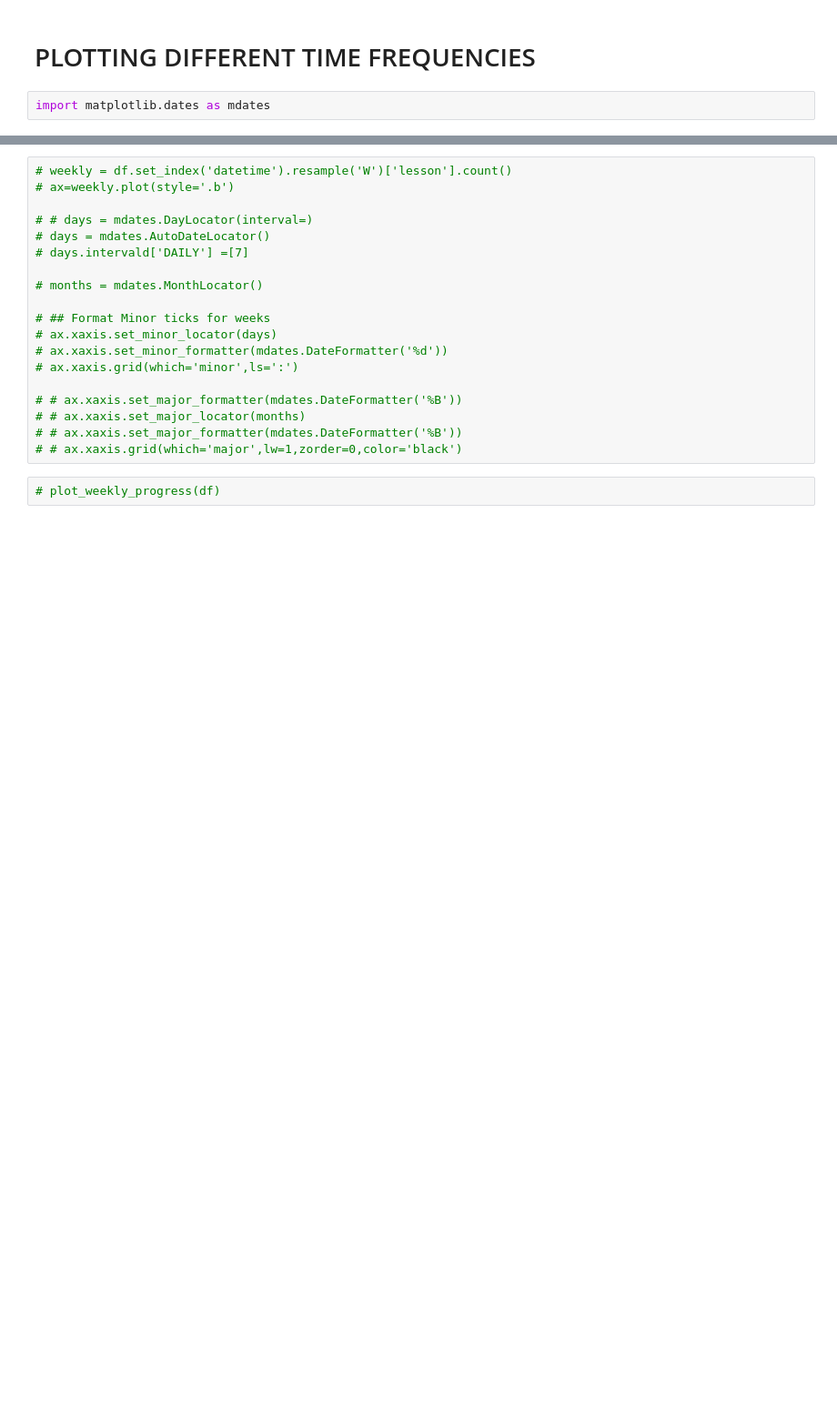
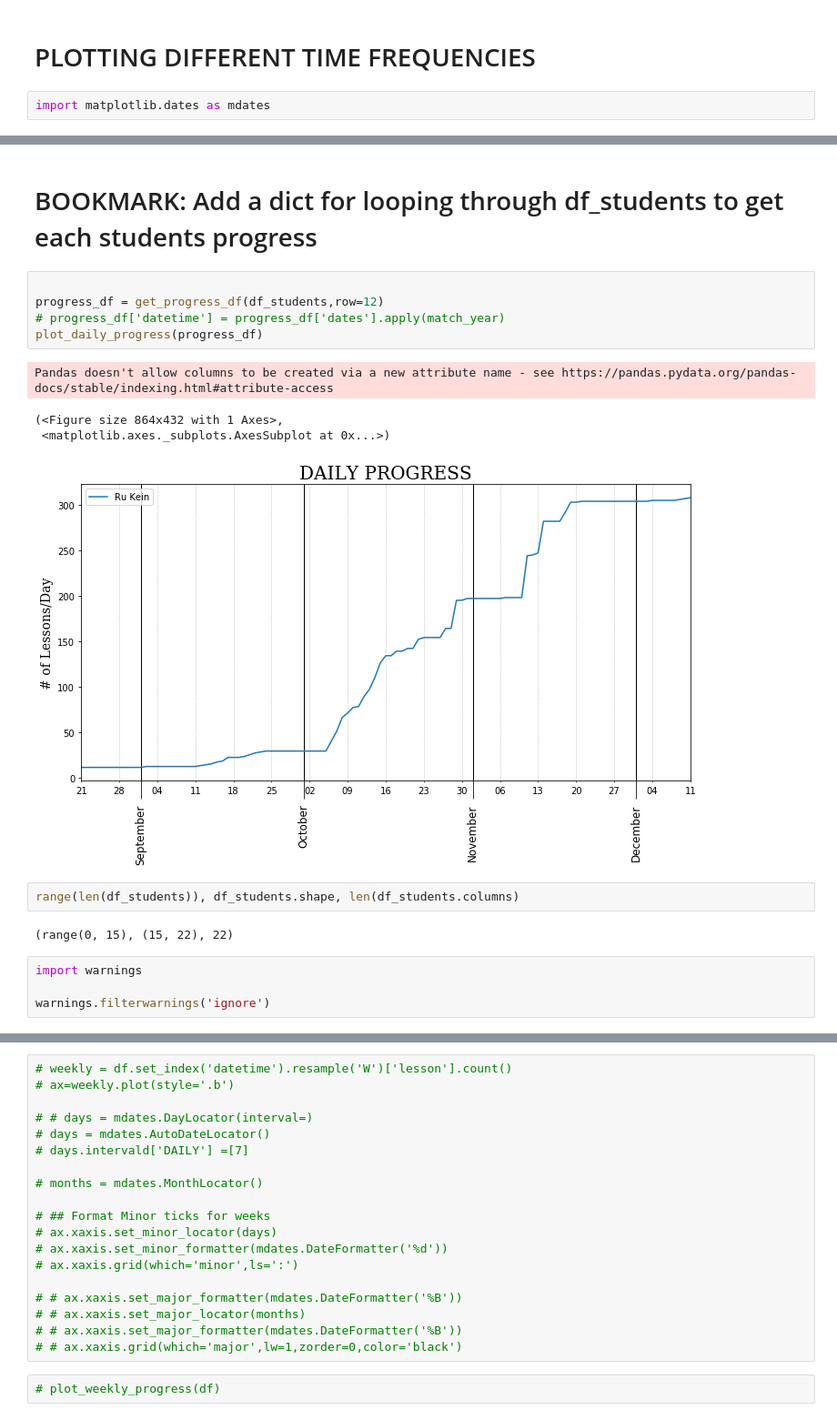
Before and after one commit to jirvingphd/scrape_learn, a Jupyter notebook: EDA-JMI.ipynb, the cells around one changed output, grey strips where cells are left out. Shown at 91% size. Drawn from its saved outputs; the diff is of its cells as text; blank space fills up the shorter version.

```diff
--- a/EDA-JMI.ipynb
+++ b/EDA-JMI.ipynb
@@ -219,0 +252,20 @@ plot_daily_progress(df)
+# %% [markdown]
+# BOOKMARK: Add a dict for looping through df_students to get each students progress
+# %%
+
+progress_df = get_progress_df(df_students,row=12)
+# progress_df['datetime'] = progress_df['dates'].apply(match_year)
+plot_daily_progress(progress_df)
+# %% [output]
+Pandas doesn't allow columns to be created via a new attribute name - see https://pandas.pydata.org/pandas-docs/stable/indexing.html#attribute-access
+(<Figure size 864x432 with 1 Axes>,
+ <matplotlib.axes._subplots.AxesSubplot at 0x...>)
+[figure, added]
+# %%
+range(len(df_students)), df_students.shape, len(df_students.columns)
+# %% [output]
+(range(0, 15), (15, 22), 22)
+# %%
+import warnings
+
+warnings.filterwarnings('ignore')
```
Also changed, not shown: parts of 87 cells of this notebook, 2 other files.
